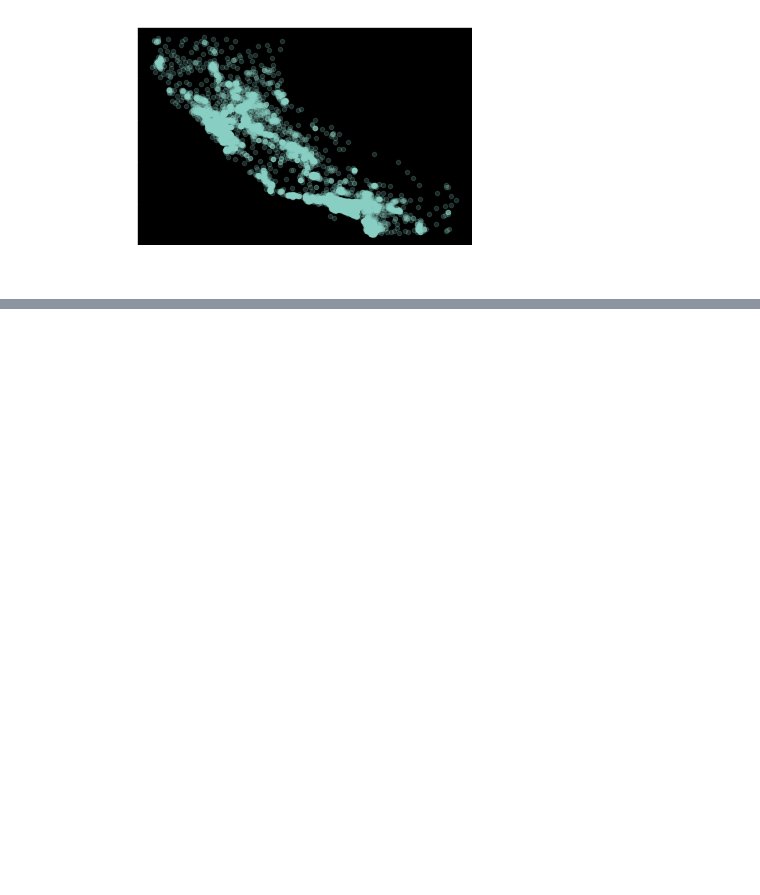
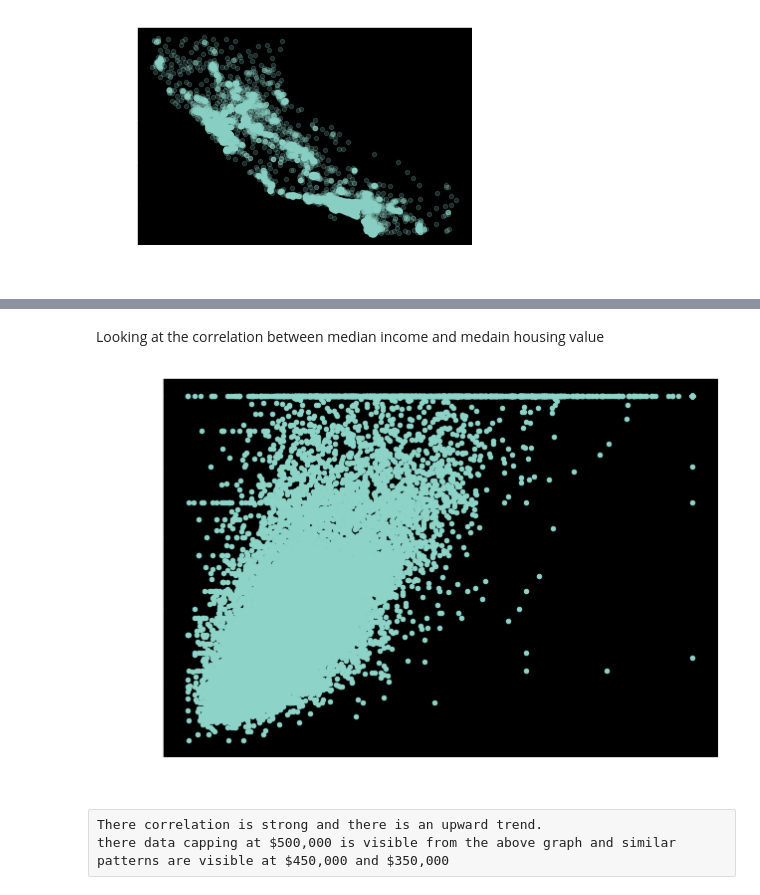
Before and after one commit to asbharath/MachineLearning, a Jupyter notebook: Machine Learning - End to End Project.ipynb, the cells around one changed output, grey strips where cells are left out. Cells and saved outputs as stored; diff of their text form; code cells hidden in the pictures; blank space fills up the shorter version.

```diff
--- a/Machine Learning - End to End Project.ipynb
+++ b/Machine Learning - End to End Project.ipynb
@@ -263,0 +317,11 @@ plt.legend()
+# %% [markdown]
+Looking at the correlation between median income and medain housing value
+# %%
+data.plot(kind='scatter',y='median_house_value',x='median_income',figsize=(10,7))
+plt.show()
+# median income versus median house value
+# %% [output]
+[figure, added]
+# %% [raw]
+There correlation is strong and there is an upward trend.
+there data capping at $500,000 is visible from the above graph and similar patterns are visible at $450,000 and $350,000
```
Also changed, not shown: parts of 32 cells of this notebook.
